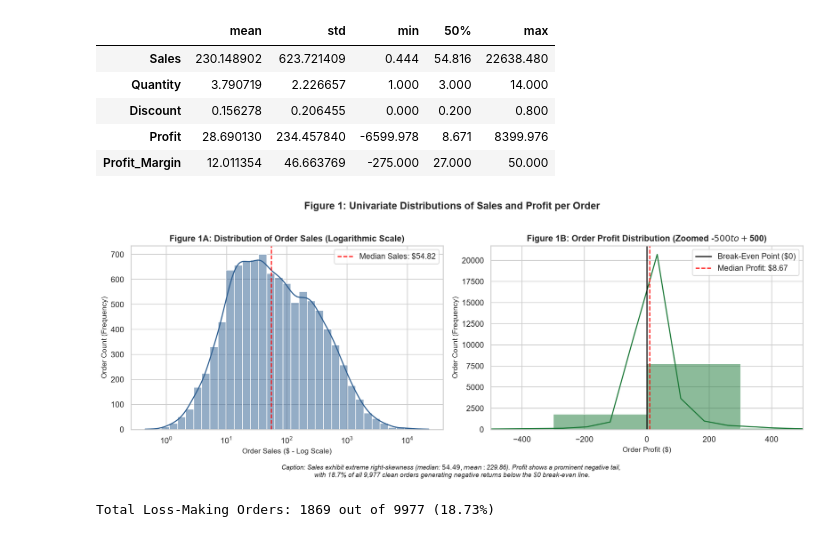
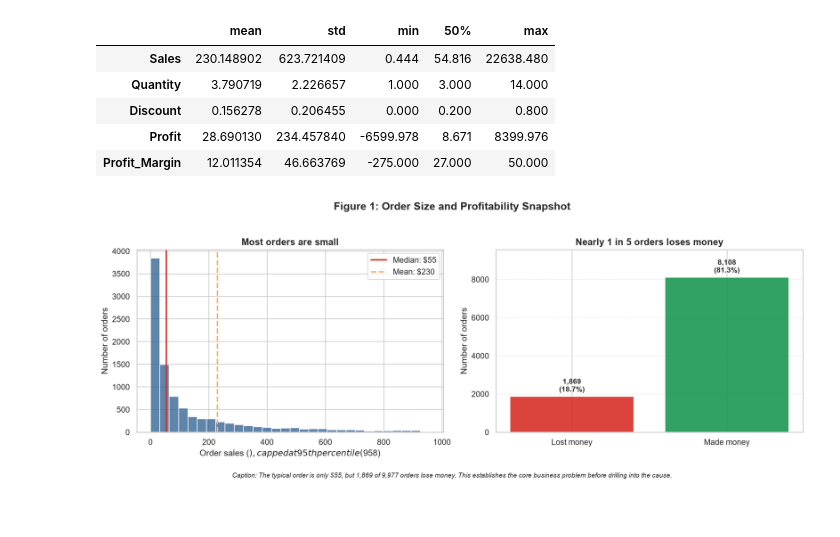
Before and after one commit to clivemisiko/ai_foundations, a Jupyter notebook: eda_data_story.ipynb, the cells around one changed output. Saved outputs shown, nothing was run; the diff lists cells and outputs as text; code cells hidden in the pictures.

```diff
--- a/eda_data_story.ipynb
+++ b/eda_data_story.ipynb
@@ -76,44 +76,48 @@ Purged 17 duplicate rows. Remaining clean rows: 9977
 | Profit | 28.690130 | 234.457840 | -6599.978 | 8.671 | 8399.976 |
 | Profit_Margin | 12.011354 | 46.663769 | -275.000 | 27.000 | 50.000 |
 # %%
+# Figure 1: simple overview of order size and profit status
 fig, axes = plt.subplots(1, 2, figsize=(14, 5))
 
-# 1. Left Plot: Sales Distribution (Log Scale)
-sns.histplot(df['Sales'], kde=True, ax=axes[0], color='#2b5c8f', log_scale=True, bins=35)
-axes[0].axvline(df['Sales'].median(), color='red', linestyle='--', linewidth=1.5,
-                label=f"Median Sales: ${df['Sales'].median():.2f}")
-axes[0].set_title("Figure 1A: Distribution of Order Sales (Logarithmic Scale)", fontsize=12, fontweight='bold')
-axes[0].set_xlabel("Order Sales ($ - Log Scale)", fontsize=10)
-axes[0].set_ylabel("Order Count (Frequency)", fontsize=10)
-axes[0].legend(loc='upper right')
+sales_cap = df['Sales'].quantile(0.95)
+median_sales = df['Sales'].median()
+mean_sales = df['Sales'].mean()
+loss_orders = (df['Profit'] < 0).sum()
+profitable_orders = (df['Profit'] >= 0).sum()
+total_orders = len(df)
 
-# 2. Right Plot: Profit Distribution (Highlighting Losses vs Gains)
-sns.histplot(df['Profit'], kde=True, ax=axes[1], color='#1b7837', bins=50)
-axes[1].set_xlim(-500, 500) # Zoom into the central 95% of orders to inspect the zero-crossing
-axes[1].axvline(0, color='black', linestyle='-', linewidth=1.5, label='Break-Even Point ($0)')
-axes[1].axvline(df['Profit'].median(), color='red', linestyle='--', linewidth=1.5,
-                label=f"Median Profit: ${df['Profit'].median():.2f}")
-axes[1].set_title("Figure 1B: Order Profit Distribution (Zoomed -$500 to +$500)", fontsize=12, fontweight='bold')
-axes[1].set_xlabel("Order Profit ($)", fontsize=10)
-axes[1].set_ylabel("Order Count (Frequency)", fontsize=10)
-axes[1].legend(loc='upper right')
+# Left: most orders are small, so cap the x-axis at the 95th percentile for readability
+sns.histplot(df.loc[df['Sales'] <= sales_cap, 'Sales'], bins=30, ax=axes[0], color='#2b5c8f')
+axes[0].axvline(median_sales, color='#d73027', linewidth=2, label=f'Median: ${median_sales:,.0f}')
+axes[0].axvline(mean_sales, color='#fdae61', linewidth=2, linestyle='--', label=f'Mean: ${mean_sales:,.0f}')
+axes[0].set_title('Most orders are small', fontsize=13, fontweight='bold')
+axes[0].set_xlabel(f'Order sales ($), capped at 95th percentile (${sales_cap:,.0f})')
+axes[0].set_ylabel('Number of orders')
+axes[0].legend(frameon=True)
 
-# Overall Caption
-plt.suptitle("Figure 1: Univariate Distributions of Sales and Profit per Order",
-             fontsize=14, fontweight='bold', y=1.02)
-plt.figtext(0.5, -0.05,
-            "Caption: Sales exhibit extreme right-skewness (median: $54.49, mean: $229.86). Profit shows a prominent negative tail, \n"
-            "with 18.7% of all 9,977 clean orders generating negative returns below the $0 break-even line.",
+# Right: directly show how many orders make or lose money
+status_labels = ['Lost money', 'Made money']
+status_counts = [loss_orders, profitable_orders]
+status_colors = ['#d73027', '#1a9850']
+bars = axes[1].bar(status_labels, status_counts, color=status_colors, alpha=0.9)
+axes[1].set_title('Nearly 1 in 5 orders loses money', fontsize=13, fontweight='bold')
+axes[1].set_ylabel('Number of orders')
+axes[1].grid(axis='y', linestyle='--', alpha=0.35)
+
+for bar, count in zip(bars, status_counts):
+    pct = count / total_orders * 100
+    axes[1].text(bar.get_x() + bar.get_width()/2, bar.get_height() + total_orders * 0.015,
+                 f'{count:,}\n({pct:.1f}%)', ha='center', va='bottom', fontsize=10, fontweight='bold')
+
+axes[1].set_ylim(0, max(status_counts) * 1.18)
+
+plt.suptitle('Figure 1: Order Size and Profitability Snapshot', fontsize=15, fontweight='bold', y=1.03)
+plt.figtext(0.5, -0.04,
+            f'Caption: The typical order is only ${median_sales:,.0f}, but {loss_orders:,} of {total_orders:,} orders lose money. '
+            'This establishes the core business problem before drilling into the cause.',
             wrap=True, horizontalalignment='center', fontsize=9, style='italic')
-
 plt.tight_layout()
 plt.show()
-
-# Calculate the exact loss percentage for our written story
-loss_orders = (df['Profit'] < 0).sum()
-total_orders = len(df)
-print(f"Total Loss-Making Orders: {loss_orders} out of {total_orders} ({loss_orders/total_orders*100:.2f}%)")
 # %% [output]
-[figure, old version]
+[figure, new version]
-Total Loss-Making Orders: 1869 out of 9977 (18.73%)
 # %%
```
Also changed, not shown: parts of 5 cells of this notebook.
